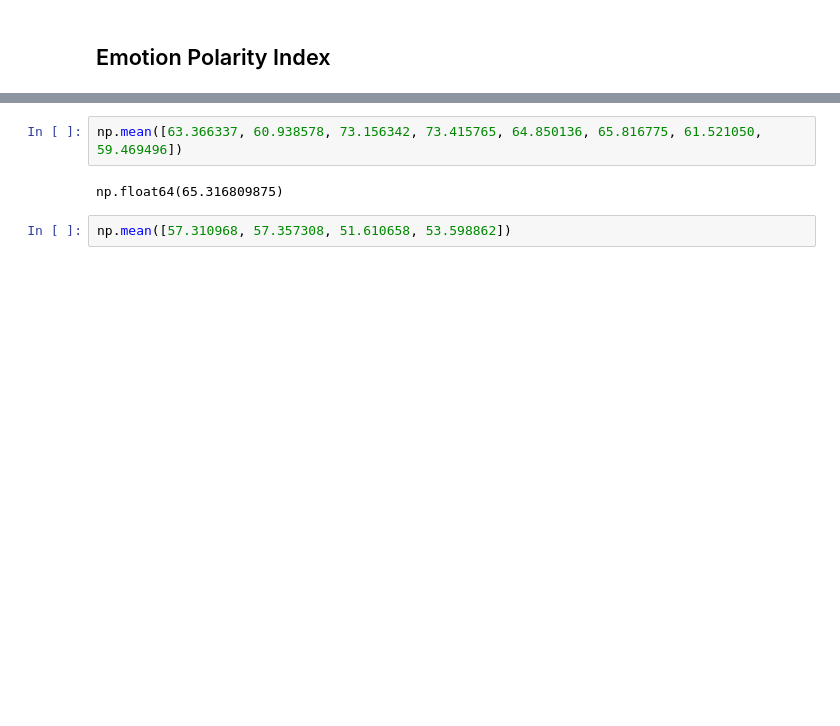
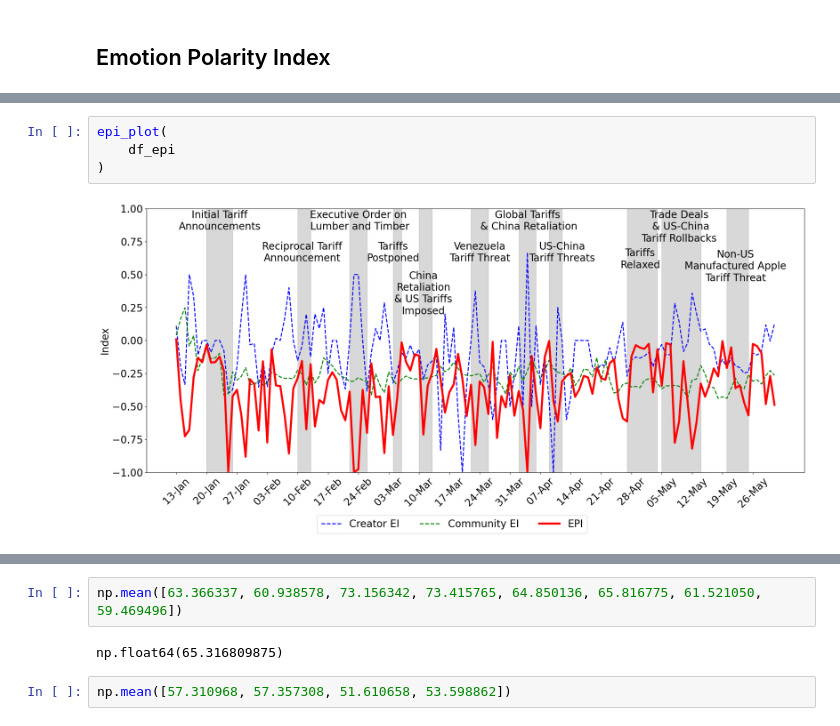
Before and after one commit to isom-ds/youtube-emotion-financial-modelling, a Jupyter notebook: 300_index_module.ipynb, the cells around one changed output, grey strips where cells are left out. Cells and saved outputs as stored; diff of their text form; blank space fills up the shorter version.

```diff
--- a/300_index_module.ipynb
+++ b/300_index_module.ipynb
@@ -281,0 +655,6 @@ epi_plot(
+# %%
+epi_plot(
+    df_epi
+)
+# %% [output]
+[figure, added]
```
Also changed, not shown: parts of 54 cells of this notebook.
